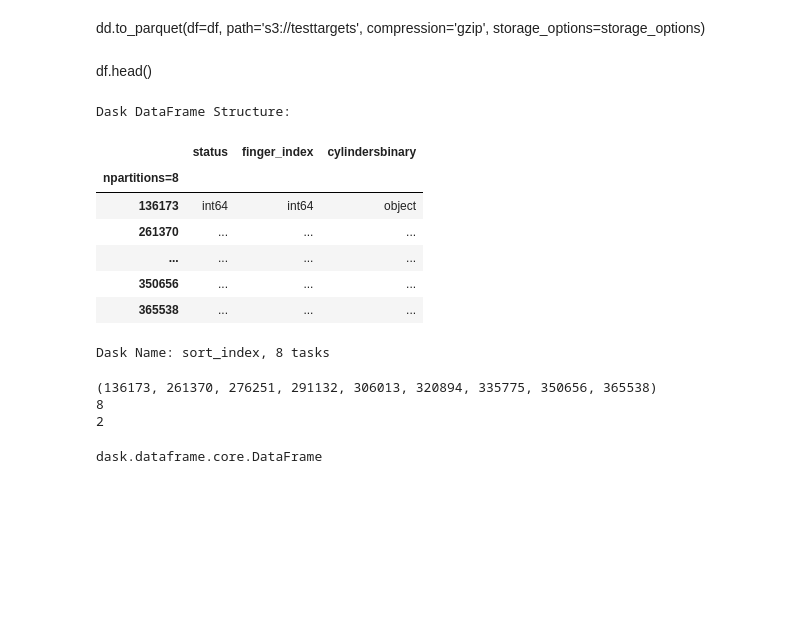
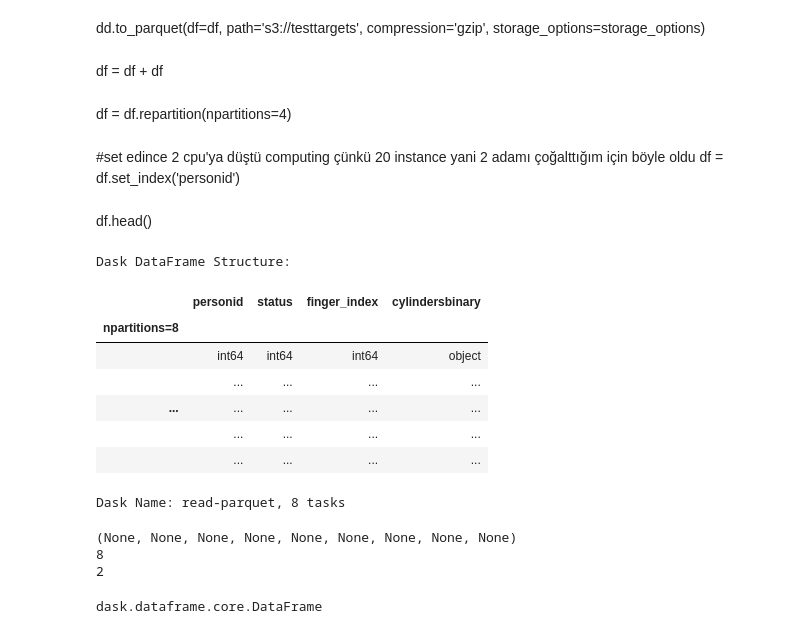
Before and after one commit to basdemir/myjupyter, a Jupyter notebook: course/010-dask-apply-minio.ipynb, the cells around one changed output. Saved outputs shown, nothing was run; the diff lists cells and outputs as text; code cells hidden in the pictures; blank space fills up the shorter version.

```diff
--- a/course/010-dask-apply-minio.ipynb
+++ b/course/010-dask-apply-minio.ipynb
@@ -38,8 +44,8 @@ import pandas as pd
 # %%
-sourceData = dd.read_parquet('s3://finger/sourceData.parquet.gzip', storage_options=storage_options, engine='pyarrow')['cylindersbinary'].compute().loc[0]
+sourceData = dd.read_parquet('sourceData.parquet.gzip', engine='pyarrow')['cylindersbinary'].compute().loc[0]
 # sourceData
+
+df = dd.read_parquet('data/testtargets/*.parquet', engine='pyarrow')
-# %%
-df = dd.read_parquet('s3://testtargets/*.parquet', storage_options=storage_options, engine='pyarrow')
 # %% [markdown]
 df.head()
 # %% [markdown]
@@ -47,31 +53,35 @@ dd.to_parquet(df=df,
               path='s3://testtargets',
               compression='gzip',
               storage_options=storage_options)
-# %%
-df = df.repartition(npartitions=8)
-# %%
-df = df.set_index('personid')
+# %% [markdown]
+df = df + df
+# %% [markdown]
+df = df.repartition(npartitions=4)
+# %% [markdown]
+#set edince 2 cpu'ya düştü computing çünkü 20 instance yani 2 adamı çoğalttığım için böyle oldu
+df = df.set_index('personid')
 # %% [markdown]
 df.head()
 # %%
-df = client.persist(df)
+df = df.persist()
+# df = client.persist(df)
 df
 # %% [output]
 Dask DataFrame Structure:
-|  | status | finger_index | cylindersbinary |
-| npartitions=8 |  |  |  |
-| 136173 | int64 | int64 | object |
-| 261370 | ... | ... | ... |
-| ... | ... | ... | ... |
-| 350656 | ... | ... | ... |
-| 365538 | ... | ... | ... |
+|  | personid | status | finger_index | cylindersbinary |
+| npartitions=8 |  |  |  |  |
+|  | int64 | int64 | int64 | object |
+|  | ... | ... | ... | ... |
+| ... | ... | ... | ... | ... |
+|  | ... | ... | ... | ... |
+|  | ... | ... | ... | ... |
-Dask Name: sort_index, 8 tasks
+Dask Name: read-parquet, 8 tasks
 # %%
 print(df.divisions)
 print(df.npartitions)
 print(df.ndim)
 # %% [output]
-(136173, 261370, 276251, 291132, 306013, 320894, 335775, 350656, 365538)
+(None, None, None, None, None, None, None, None, None)
 8
 2
 # %%
```
Also changed, not shown: parts of 13 cells of this notebook, 12 other files.
